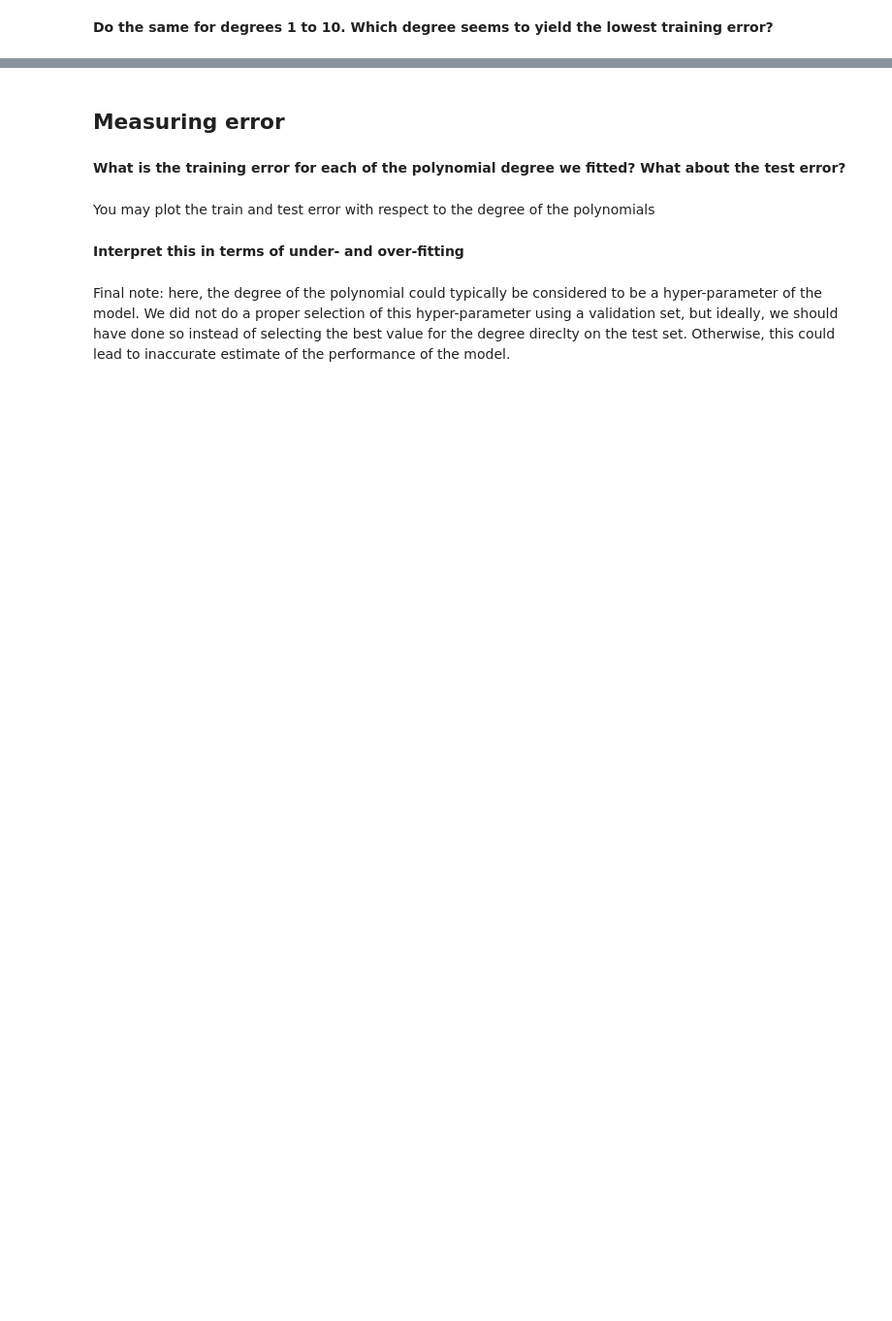
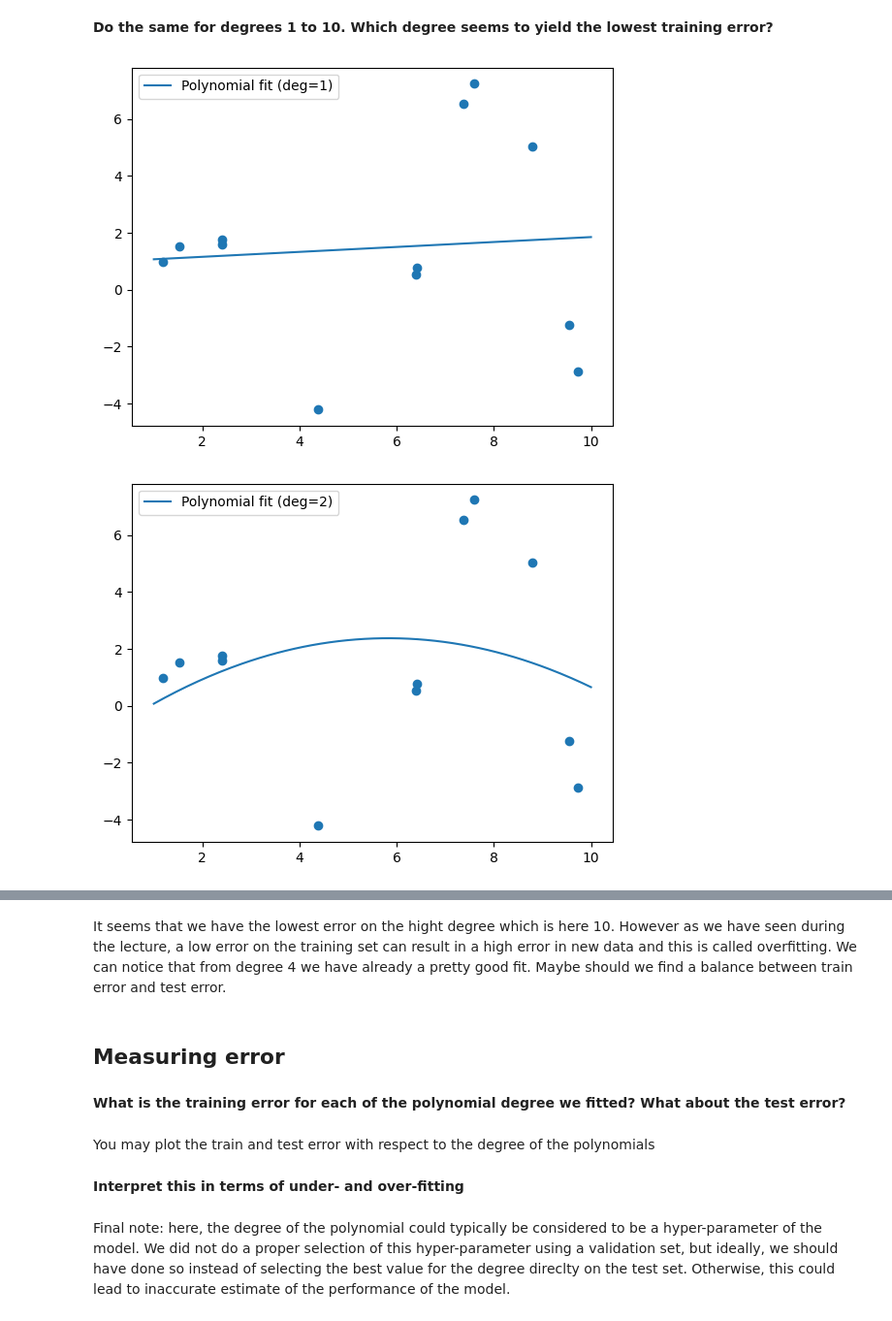
Before and after one commit to audreybvt/ML, a Jupyter notebook: Lab 2 - Linear regression.ipynb, the cells around one changed output, grey strips where cells are left out. Shown at 97% size. Cells and saved outputs as stored; diff of their text form; code cells hidden in the pictures; blank space fills up the shorter version.

```diff
--- a/Lab 2 - Linear regression.ipynb
+++ b/Lab 2 - Linear regression.ipynb
@@ -376,2 +400,21 @@ To achieve this, you may use either the Scikit-learn implementation of linear re
 # %% [markdown]
 **Do the same for degrees 1 to 10. Which degree seems to yield the lowest training error?**
+# %%
+for k in range(1,11):
+
+    poly_features = get_polynomial_features(X_train, k)
+    model = LinearRegression()
+    model.fit(poly_features, y_train)
+
+    x_curve = np.linspace(1, 10, 200)
+    poly_features_curve = get_polynomial_features(x_curve, k)
+
+    y_predicted_curve = model.predict(poly_features_curve)
+
+    plt.scatter(X_train, y_train)
+    plt.plot(x_curve, y_predicted_curve, label=f"Polynomial fit (deg={k})")
+    plt.legend()
+    plt.show()
+# %% [output]
+[figure, added]
+[figure, added]
@@ -377,0 +429,2 @@ To achieve this, you may use either the Scikit-learn implementation of linear re
+# %% [markdown]
+It seems that we have the lowest error on the hight degree which is here 10. However as we have seen during the lecture, a low error on the training set can result in a high error in new data and this is called overfitting. We can notice that from degree 4 we have already a pretty good fit. Maybe should we find a balance between train error and test error.
```
Also changed, not shown: parts of 5 cells of this notebook.
